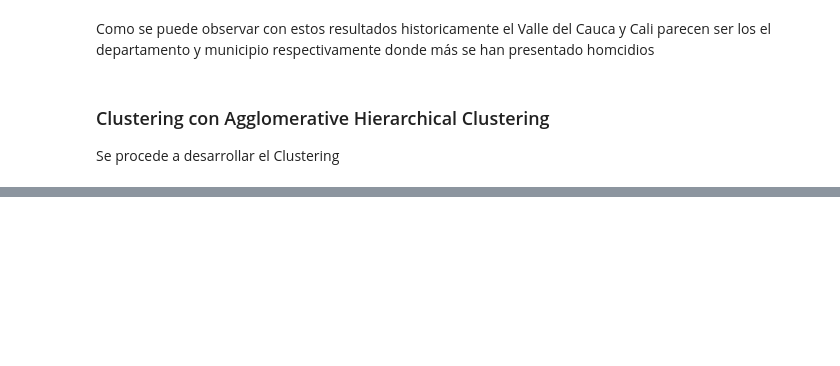
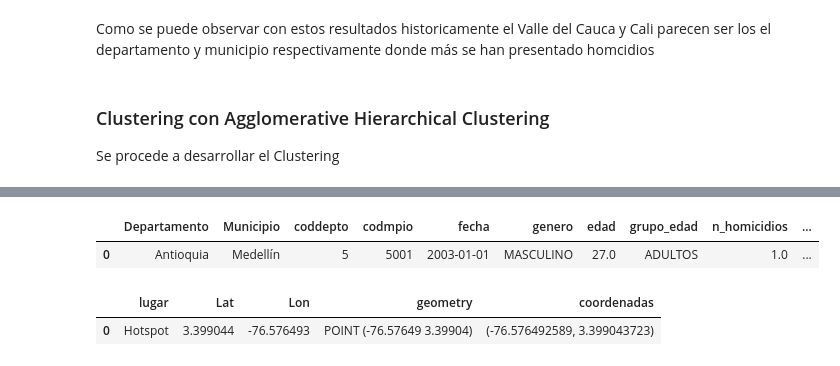
Before and after one commit to jmanjarresm/Proyecto_Final_Aprend_Sup_g17, a Jupyter notebook: scripts/Proyecto - copia.ipynb, the cells around one changed output, grey strips where cells are left out. Drawn from its saved outputs; the diff is of its cells as text; code cells hidden in the pictures; blank space fills up the shorter version.

```diff
--- a/scripts/Proyecto - copia.ipynb
+++ b/scripts/Proyecto - copia.ipynb
@@ -304,0 +289,39 @@ plt.show()
+# %%
+df.head(1)
+# %% [output]
+|  | Departamento | Municipio | coddepto | codmpio | fecha | genero | edad | grupo_edad | n_homicidios | ... |
+| 0 | Antioquia | Medellín | 5 | 5001 | 2003-01-01 | MASCULINO | 27.0 | ADULTOS | 1.0 | ... |
+# %%
+## Se define la Ciudad Hotspot
+
+HS = pd.DataFrame({
+    "lugar": ["Hotspot"],
+    "Lat": [3.399043723],
+    "Lon": [-76.576492589]
+    })
+HS
+
+## Se ponen las coordenadas con geopandas
+
+import geopandas as gpd
+
+## Se copia la base de datos
+df_homicidios = df.copy()
+
+## Se cargan las coordenadas
+df_homicidios = gpd.GeoDataFrame(df_homicidios, geometry = gpd.points_from_xy(df_homicidios.lon, df_homicidios.lat))
+df.crs = "EPSG:4326"
+
+df_homicidios["coordenadas"] = df_homicidios["geometry"].apply(lambda x: x.representative_point().coords[:][0])
+
+df_homicidios.head()
+
+## Se ponen las coordenadas del Hotspot
+
+HS = gpd.GeoDataFrame(HS, geometry = gpd.points_from_xy(HS.Lon, HS.Lat))
+HS.crs = "EPSG:4326"
+HS["coordenadas"] = HS["geometry"].apply(lambda x: x.representative_point().coords[:][0])
+HS
+# %% [output]
+|  | lugar | Lat | Lon | geometry | coordenadas |
+| 0 | Hotspot | 3.399044 | -76.576493 | POINT (-76.57649 3.39904) | (-76.576492589, 3.399043723) |
```
Also changed, not shown: parts of 15 cells of this notebook.
